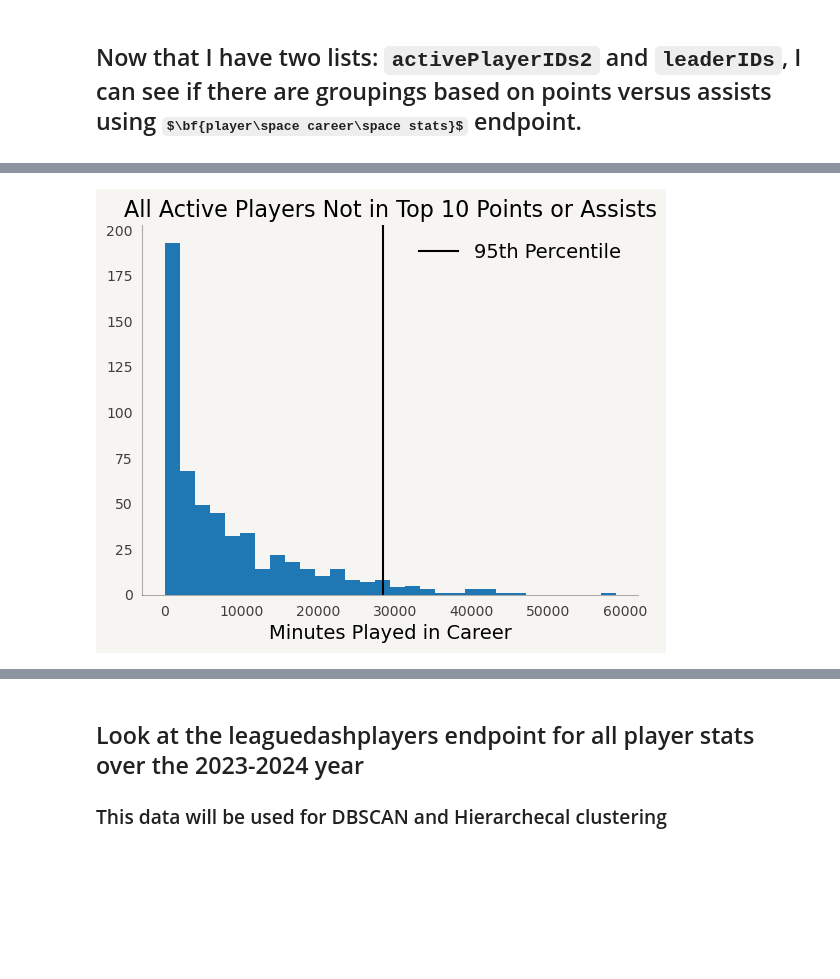
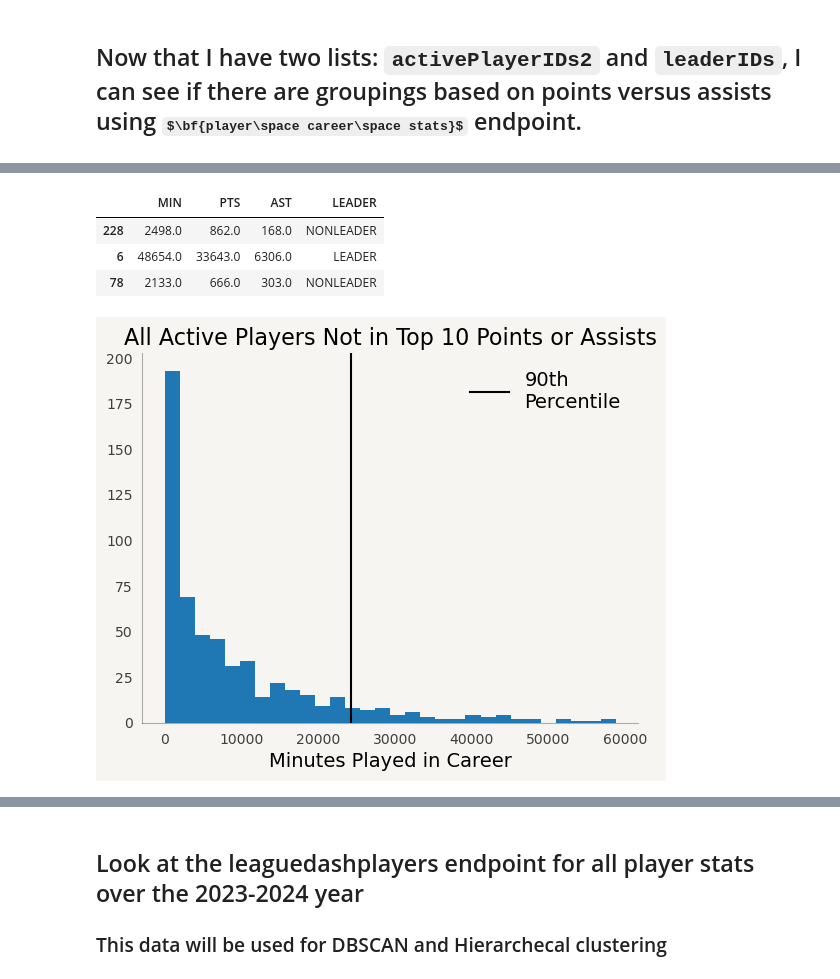
Before and after one commit to lonswaymar/NuggetAnalysis, a Jupyter notebook: notebooks/gather_data_clustering.ipynb, the cells around one changed output, grey strips where cells are left out. Drawn from its saved outputs; the diff is of its cells as text; code cells hidden in the pictures; some formulas as TeX source; blank space fills up the shorter version.

```diff
--- a/notebooks/gather_data_clustering.ipynb
+++ b/notebooks/gather_data_clustering.ipynb
@@ -164,6 +97,7 @@ minutesPointsAssistsLeaders = []
 for i, ID in enumerate(leaderIDs):
     career = playercareerstats.PlayerCareerStats(player_id=ID)
     careerDF = career.get_data_frames()[0]
-    minutesPointsAssistsLeaders.append(careerDF[["MIN", "PTS", "AST"]].sum().to_numpy())
-    time.sleep(10)
-    print(i)
+    minPtsAsts = careerDF[["MIN", "PTS", "AST"]].sum().to_list()
+    minPtsAsts.append("LEADER")
+    minutesPointsAssistsLeaders.append(minPtsAsts)
+    time.sleep(5) # prevents timing out
@@ -174 +104,4 @@ ID
+# %%
+# Create a dataframe of the leaders data. This will be added later to non leaders for saving the cleaned data.
+leadersDF = pd.DataFrame(minutesPointsAssistsLeaders, columns=["MIN", "PTS", "AST", "LEADER"])
 # %%
@@ -189,9 +125,20 @@ for i, ID in enumerate(activePlayerIDs):
 # %%
 minutesPointsAssists = []
-path = "../data/playerCareerStats/"
+path = "../data/module2_data/playerCareerStats/"
 for playerSheet in os.listdir(path):
 
     if playerSheet !=  ".ipynb_checkpoints":
 
-        dfCareer = pd.read_csv(os.path.join(path, playerSheet), usecols=['MIN', 'PTS', 'AST'])
-        minutesPointsAssists.append(dfCareer[["MIN", "PTS", "AST"]].sum().to_numpy())
+        dfCareer = pd.read_csv(os.path.join(path, playerSheet), usecols=['MIN', 'PTS', 'AST', "PLAYER_ID"])
+        try:
+            playerID = dfCareer["PLAYER_ID"].unique()[0]
+        except:
+            # Sometimes dataframes are empty. Print them, if so.
+            print(playerSheet)
+            print(dfCareer)
+            print()
+
+        if playerID not in leaderIDs:
+            minPtsAsts = dfCareer[["MIN", "PTS", "AST"]].sum().to_list()
+            minPtsAsts.append("NONLEADER")
+            minutesPointsAssists.append(minPtsAsts)
@@ -198,19 +165,31 @@ for playerSheet in os.listdir(path):
+# %%
+# Create a dataframe for non leaders data before merging with leadersDF
+nonleadersDF = pd.DataFrame(minutesPointsAssists, columns=["MIN", "PTS", "AST", "LEADER"])
+df_clean_kmeans = pd.concat([nonleadersDF, leadersDF])
+
+df_clean_kmeans.to_csv("../data/module2_data/kmeans_clean_data.csv")
+df_clean_kmeans.sample(frac=1).head(3)
+# %% [output]
+|  | MIN | PTS | AST | LEADER |
+| 228 | 2498.0 | 862.0 | 168.0 | NONLEADER |
+| 6 | 48654.0 | 33643.0 | 6306.0 | LEADER |
+| 78 | 2133.0 | 666.0 | 303.0 | NONLEADER |
 # %%
-# Get points and assists from top 10% of non leaders
-minutes = [sublist[0] for sublist in minutesPointsAssists]
-threshold = np.percentile(minutes, 95)
+# Histogram all minutes played
+minutes = df_clean_kmeans["MIN"]
+threshold = np.percentile(minutes, 90)
 
 fig, ax = plt.subplots()
 ax.hist(minutes, bins=30)
-ax.axvline(threshold, color="k", label="95th Percentile")
+ax.axvline(threshold, color="k", label="90th\nPercentile")
 ax.legend(loc="best")
 tidy_axes(ax)
 
 ax.set_xlabel("Minutes Played in Career", fontsize=14)
-ax.set_title("All Active Players Not in Top 10 Points or Assists", fontsize=16)
+ax.set_title("All Active Players Not in Top 10 Points or Assists", fontsize=titlesize)
 fig.set_facecolor(facecolor)
 ax.set_facecolor(facecolor)
 plt.savefig("../images/module2_images/minutes_played_all_players.png")
 # %% [output]
-[figure, old version]
+[figure, new version]
 # %%
```
Also changed, not shown: parts of 15 cells of this notebook, 8 other files.
